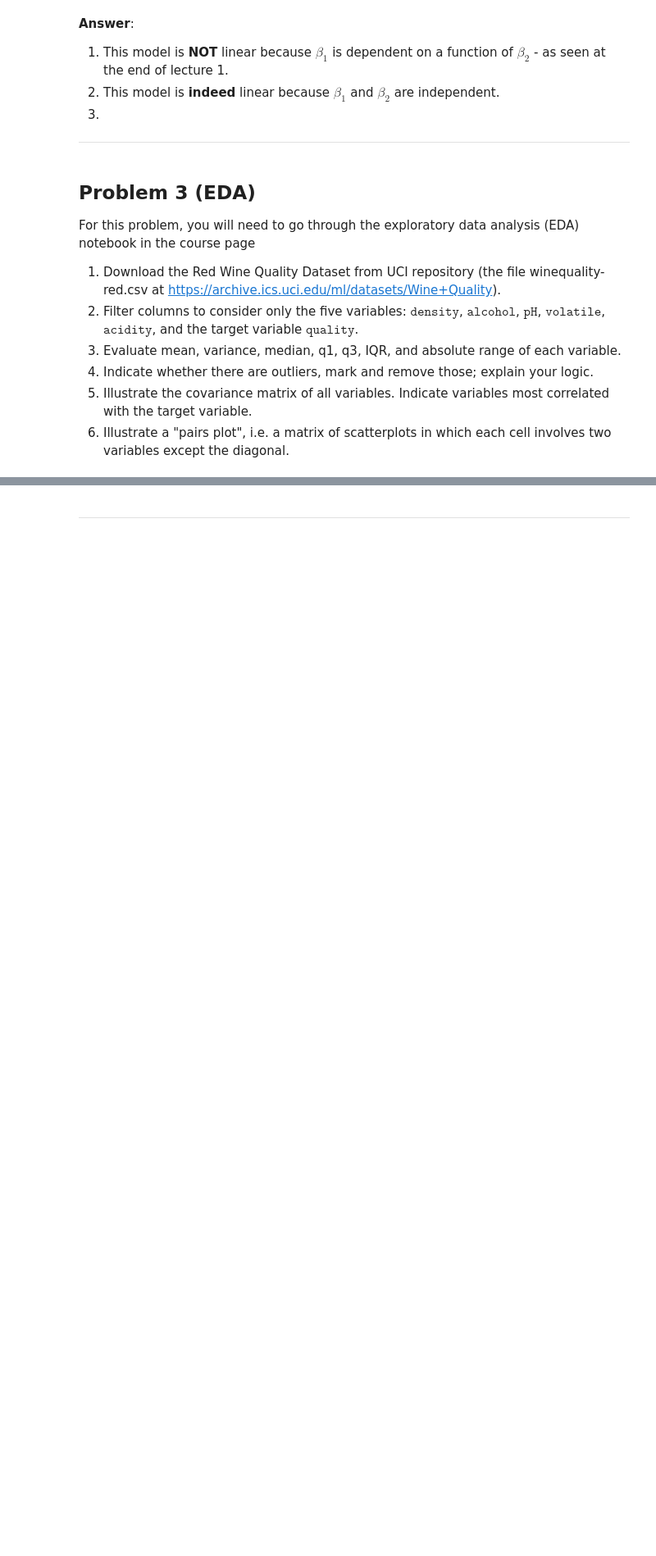
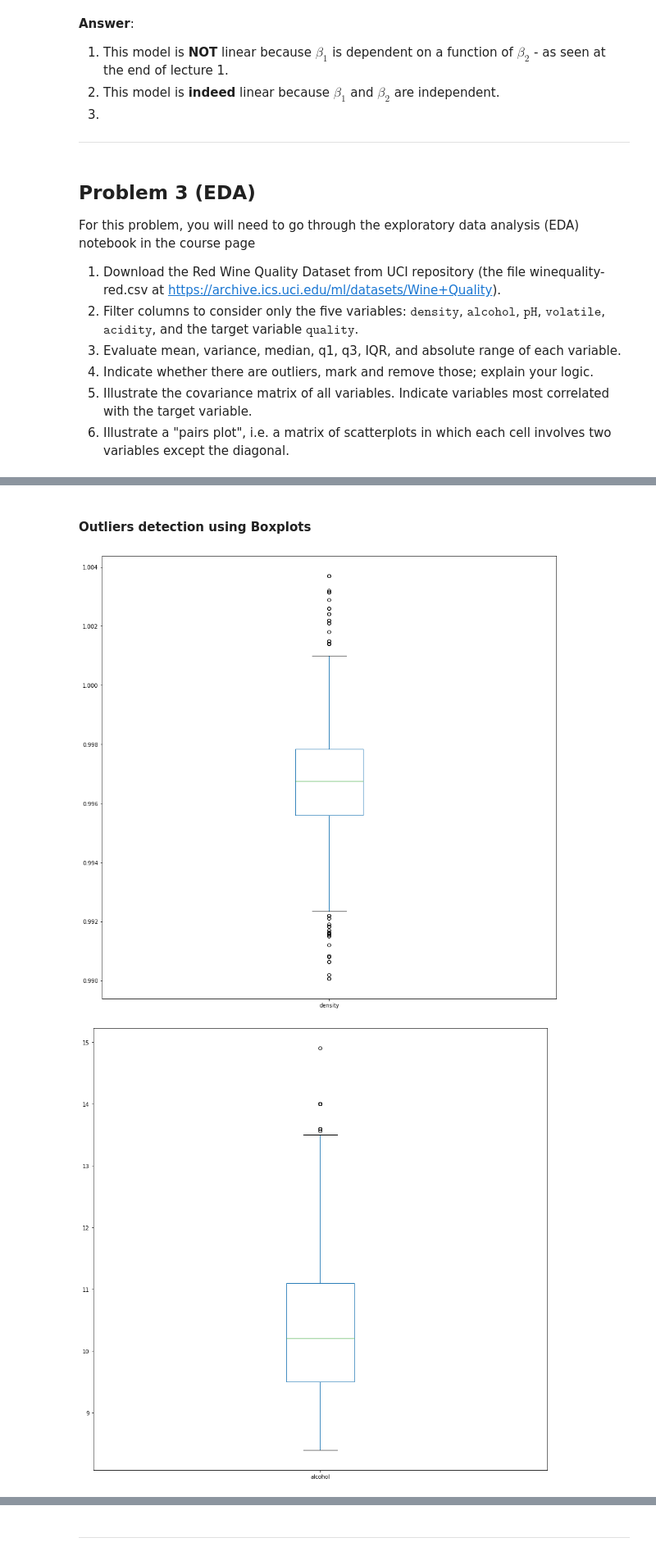
Before and after one commit to Nesher123/advanced-statistics, a Jupyter notebook: hw1.ipynb, the cells around one changed output, grey strips where cells are left out. Shown: that part at 82% size. Cells and saved outputs as stored; diff of their text form; code cells hidden in the pictures; blank space fills up the shorter version.

```diff
--- a/hw1.ipynb
+++ b/hw1.ipynb
@@ -99,0 +151,12 @@ For this problem, you will need to go through the exploratory data analysis (EDA
+# %% [markdown]
+#### Outliers detection using Boxplots
+# %%
+data.filter(['density']).plot.box()
+data.filter(['alcohol']).plot.box()
+data.filter(['pH']).plot.box()
+data.filter(['volatile acidity']).plot.box()
+data.filter(['quality']).plot.box()
+plt.show()
+# %% [output]
+[figure, added]
+[figure, added]
```
Also changed, not shown: parts of 9 cells of this notebook.
